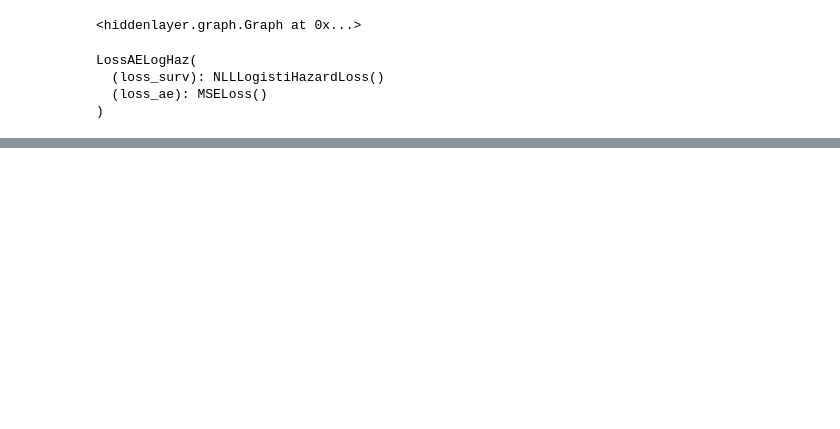
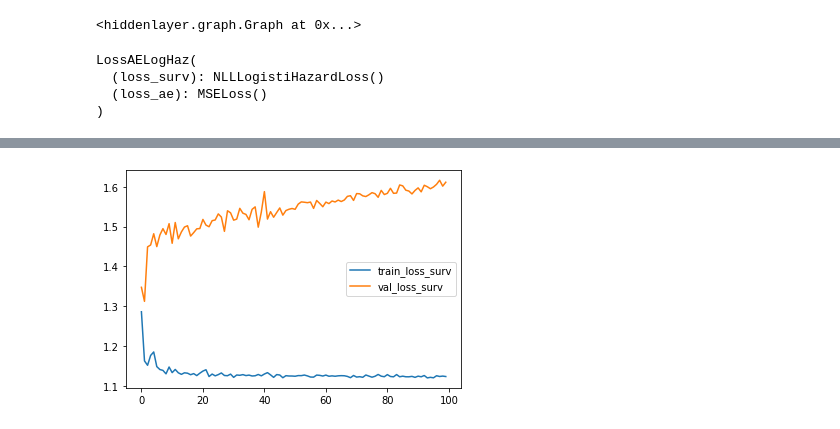
Before and after one commit to chunjie-sam-liu/Deeplatelet, a Jupyter notebook: analysis/09_AEPFS.ipynb, the cells around one changed output, grey strips where cells are left out. Cells and saved outputs as stored; diff of their text form; code cells hidden in the pictures; blank space fills up the shorter version.

```diff
--- a/analysis/09_AEPFS.ipynb
+++ b/analysis/09_AEPFS.ipynb
@@ -259,0 +299,4 @@ res = model.log.to_pandas()
+# %%
+_ = res[['train_loss_surv', 'val_loss_surv']].plot()
+# %% [output]
+[figure, added]
```
Also changed, not shown: parts of 26 cells of this notebook.
